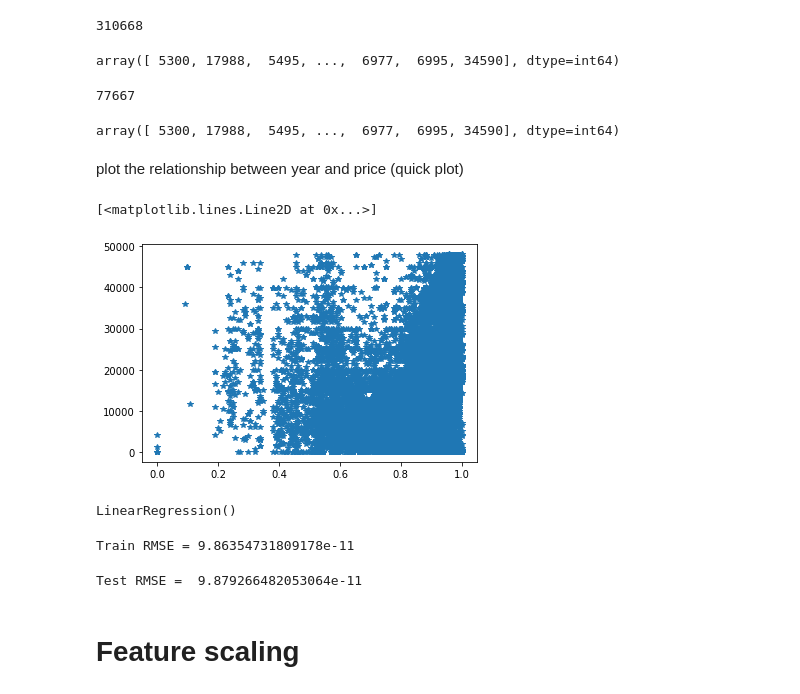
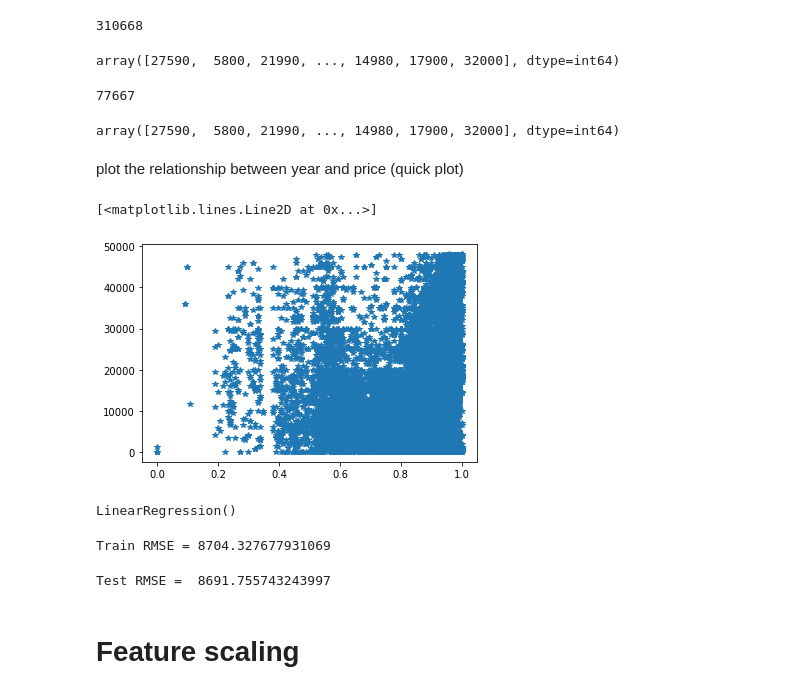
Before and after one commit to ixiaopan/GroupWork, a Jupyter notebook: DataMining/Linear-Ridge-Lasso Regression.ipynb, the cells around one changed output. Drawn from its saved outputs; the diff is of its cells as text; code cells hidden in the pictures.

Commit message:
diego kanit code

```diff
--- a/DataMining/Linear-Ridge-Lasso Regression.ipynb
+++ b/DataMining/Linear-Ridge-Lasso Regression.ipynb
@@ -430,3 +428,5 @@ cars = pd.read_csv("C:/Semester 2 university of southampton/COMP 6237 Data Minin
+# %%
+cars = pd.read_csv(r"C:\Users\DIEGO UNZUETA\Google Drive\Southampton\Year 4\Semester 2\Git\GroupWork\DataMining\data\vehicles.csv")
 # %%
 ulti = ultimateClean(cars)
 # %% [output]
@@ -543,8 +578,8 @@ rnd_indices = np.random.permutation(X.shape[0])
 train_size = int(X.shape[0] * 0.8)
 train_indices = rnd_indices[:train_size]
 test_indices = rnd_indices[train_size:]
-train_data = final_array[train_indices, :]
-test_data = final_array[test_indices, :]
+train_data = X[train_indices, :]
+test_data = X[test_indices, :]
 train_target = y[train_indices]
 test_target = y[test_indices]
 # %%
@@ -610,7 +645,7 @@ train_target.shape[0]
 # %%
 test_target
 # %% [output]
-array([ 5300, 17988,  5495, ...,  6977,  6995, 34590], dtype=int64)
+array([27590,  5800, 21990, ..., 14980, 17900, 32000], dtype=int64)
 # %%
 test_target.shape[0]
 # %% [output]
@@ -618,16 +653,16 @@ test_target.shape[0]
 # %%
 test_target
 # %% [output]
-array([ 5300, 17988,  5495, ...,  6977,  6995, 34590], dtype=int64)
+array([27590,  5800, 21990, ..., 14980, 17900, 32000], dtype=int64)
 # %% [markdown]
 plot the relationship between year and price (quick plot)
 # %%
 import matplotlib.pyplot as plt
 plt.figure()
-plt.plot(train_data[:,1], train_target, "*")
+plt.plot(train_data[:,0], train_target, "*")
 # %% [output]
 [<matplotlib.lines.Line2D at 0x...>]
-[figure, old version]
+[figure, new version]
 # %%
 from sklearn.linear_model import LinearRegression
 # fit a linear regressor
@@ -640,7 +675,7 @@ train_predict = lin_reg.predict(train_data)
 train_rmse = np.sqrt(((train_target - train_predict) ** 2).mean())
 print('Train RMSE =',train_rmse)
 # %% [output]
-Train RMSE = 9.86354731809178e-11
+Train RMSE = 8704.327677931069
 # %%
 from sklearn.metrics import mean_squared_error
 from math import sqrt
@@ -648,7 +683,7 @@ test_predict = lin_reg.predict(test_data)
 test_rmse = sqrt(mean_squared_error(test_target, test_predict))
 print('Test RMSE = ', test_rmse)
 # %% [output]
-Test RMSE =  9.879266482053064e-11
+Test RMSE =  8691.755743243997
 # %% [markdown]
 # Feature scaling
 # %%
```
Also changed, not shown: parts of 17 cells of this notebook.
